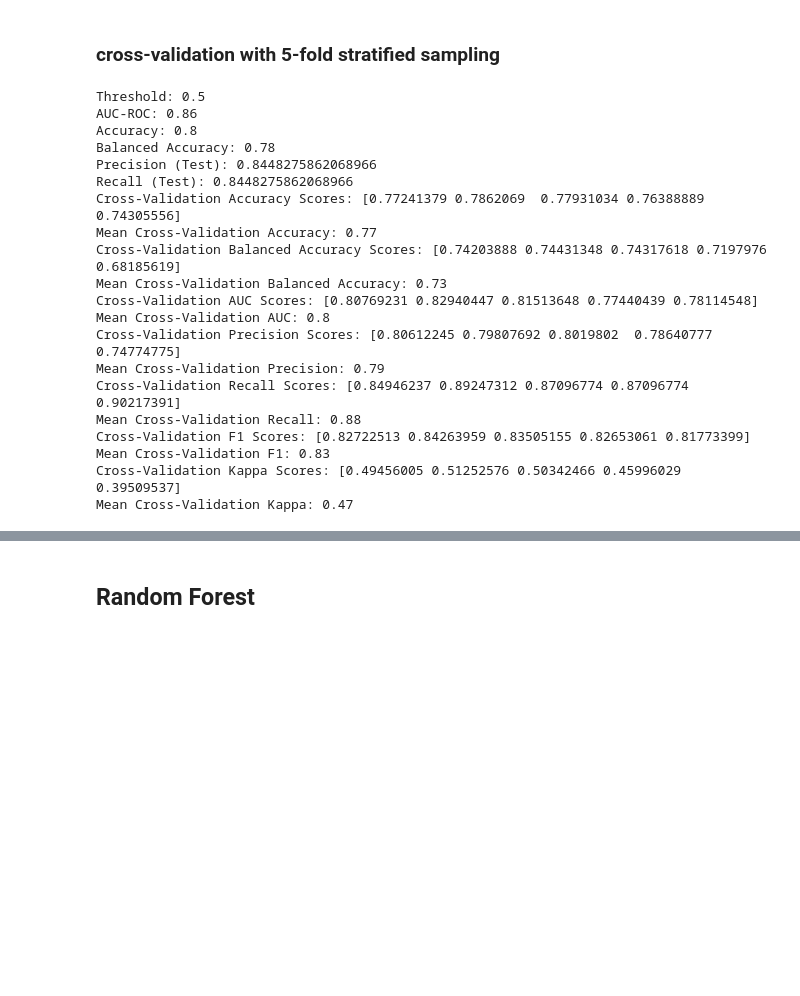
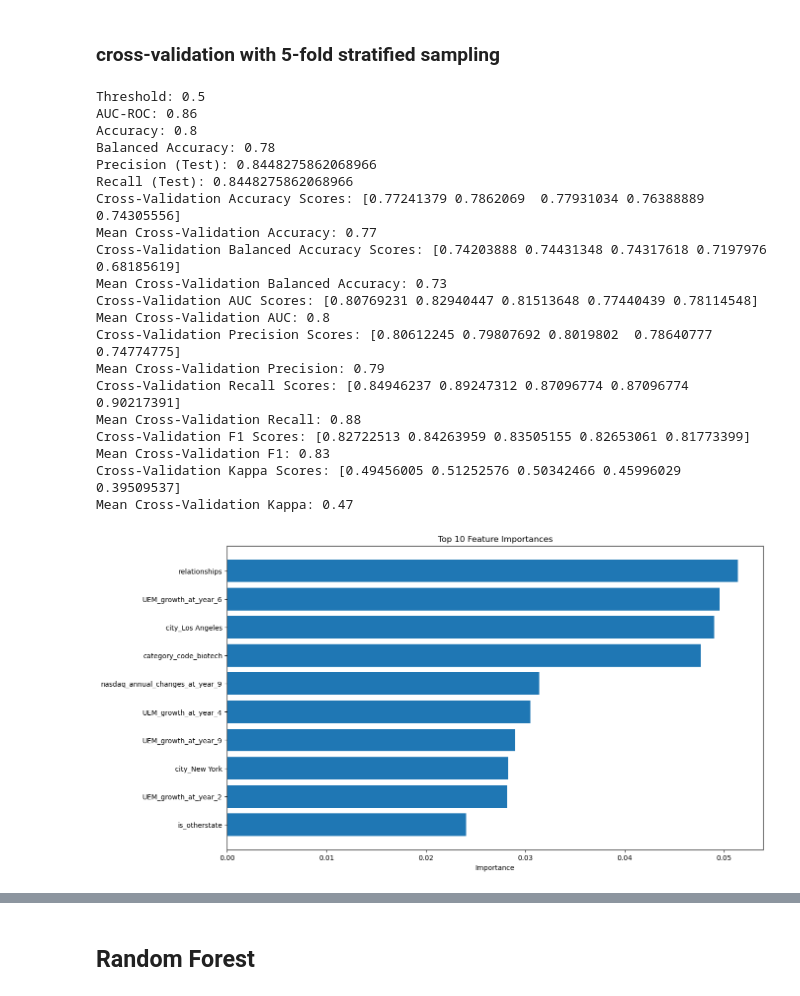
Before and after one commit to MayaVB/Applied_DS_Project, a Jupyter notebook: notebooks/main.ipynb, the cells around one changed output, grey strips where cells are left out. Saved outputs shown, nothing was run; the diff lists cells and outputs as text; code cells hidden in the pictures; blank space fills up the shorter version.

```diff
--- a/notebooks/main.ipynb
+++ b/notebooks/main.ipynb
@@ -91,32 +89,33 @@ metrics = {}
 # %%
 xgb_clf = train_xgb_model(X_train, y_train)
 xgb_pred, xgb_prob = predict_model(xgb_clf, X_test)
 metrics['XGBoost'] = evaluate_model(y_test, xgb_pred, xgb_prob, threshold=0.5)
 
 cv_results_xgb = perform_cross_validation(xgb_clf, X_train, y_train, n_splits=5, random_state=random_state)
 metrics['XGBoost']['Kappa'] = round(cv_results_xgb['test_kappa'].mean(), 2)
 
 
-# plot_feature_importances(xgb_clf, feature_names=X.columns, num_of_features=10)
-# plot_auc_roc_curve(y_test, xgb_prob, model_name='XG-Boost')
+plot_feature_importances(xgb_clf, feature_names=X.columns, num_of_features=10)
+plot_auc_roc_curve(y_test, xgb_prob, model_name='XG-Boost')
 # %% [output]
 Threshold: 0.5
 AUC-ROC: 0.86
 Accuracy: 0.8
 Balanced Accuracy: 0.78
 Precision (Test): 0.8448275862068966
 Recall (Test): 0.8448275862068966
 Cross-Validation Accuracy Scores: [0.77241379 0.7862069  0.77931034 0.76388889 0.74305556]
 Mean Cross-Validation Accuracy: 0.77
 Cross-Validation Balanced Accuracy Scores: [0.74203888 0.74431348 0.74317618 0.7197976  0.68185619]
 Mean Cross-Validation Balanced Accuracy: 0.73
 Cross-Validation AUC Scores: [0.80769231 0.82940447 0.81513648 0.77440439 0.78114548]
 Mean Cross-Validation AUC: 0.8
 Cross-Validation Precision Scores: [0.80612245 0.79807692 0.8019802  0.78640777 0.74774775]
 Mean Cross-Validation Precision: 0.79
 Cross-Validation Recall Scores: [0.84946237 0.89247312 0.87096774 0.87096774 0.90217391]
 Mean Cross-Validation Recall: 0.88
 Cross-Validation F1 Scores: [0.82722513 0.84263959 0.83505155 0.82653061 0.81773399]
 Mean Cross-Validation F1: 0.83
 Cross-Validation Kappa Scores: [0.49456005 0.51252576 0.50342466 0.45996029 0.39509537]
 Mean Cross-Validation Kappa: 0.47
+[figure, added]
```
Also changed, not shown: parts of 6 cells of this notebook, 1 other file.
